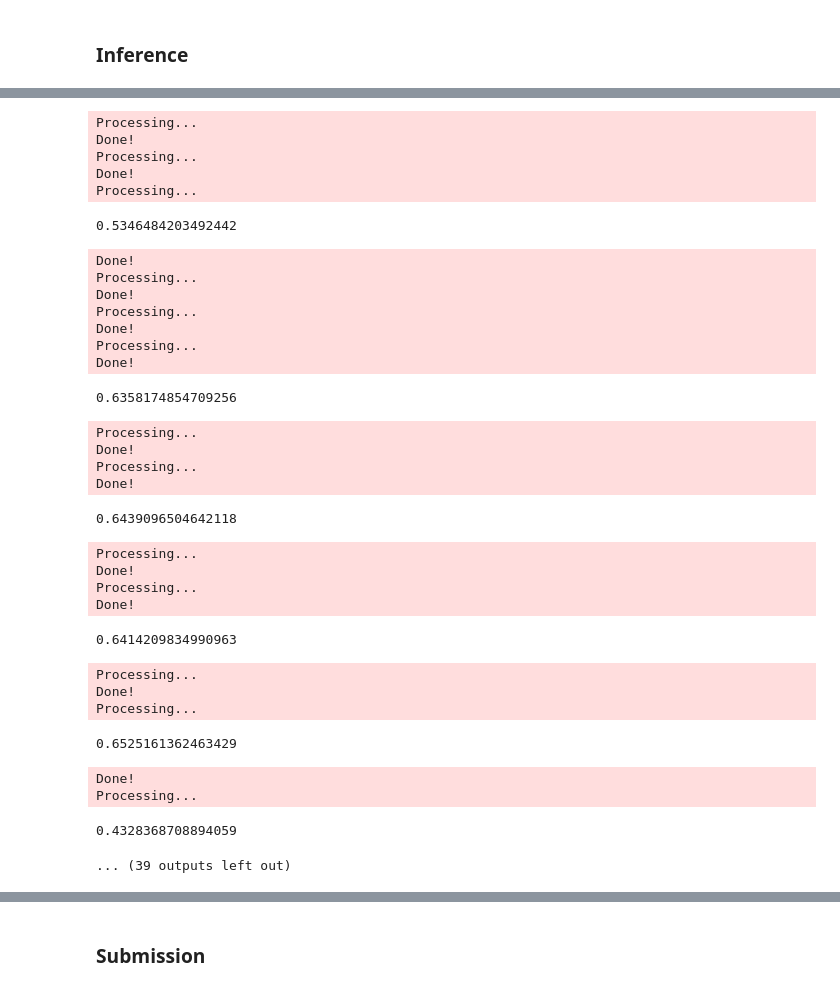
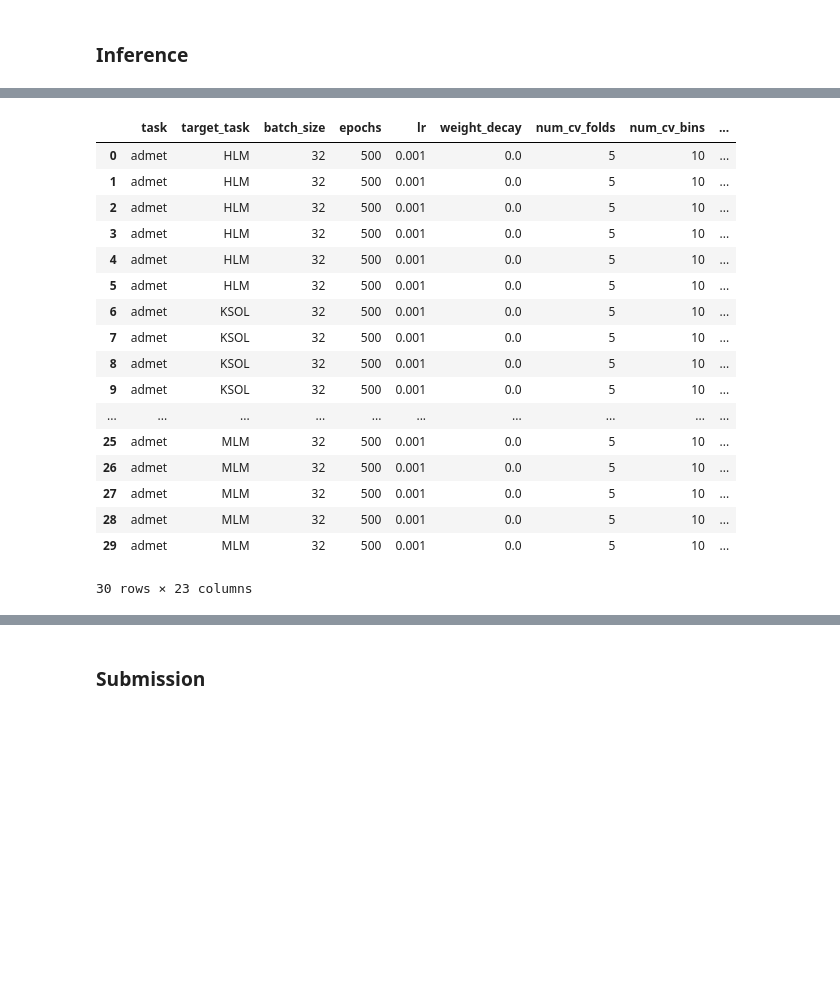
Before and after one commit to aehrlich1/ximp, a Jupyter notebook: data_evaluation.ipynb, the cells around one changed output, grey strips where cells are left out. Drawn from its saved outputs; the diff is of its cells as text; code cells hidden in the pictures; blank space fills up the shorter version.

```diff
--- a/data_evaluation.ipynb
+++ b/data_evaluation.ipynb
@@ -207,54 +141,25 @@ df_admet
 # %%
 # Group by target_task and find the row with minimum mean_val_loss for each group
-best_models_admet = df_admet.loc[df_admet.groupby(['target_task', 'repr_model'])['mean_val_loss'].idxmin()].reset_index(drop=True)
-best_models_admet_list = best_models_admet.to_dict('records')
+df_best_admet = df_admet.loc[df_admet.groupby(['target_task', 'repr_model'])['mae_test_scaffold'].idxmin()].reset_index(drop=True)
+df_best_admet
+# %% [output]
+|  | task | target_task | batch_size | epochs | lr | weight_decay | num_cv_folds | num_cv_bins | ... |
+| 0 | admet | HLM | 32 | 500 | 0.001 | 0.0 | 5 | 10 | ... |
+| 1 | admet | HLM | 32 | 500 | 0.001 | 0.0 | 5 | 10 | ... |
+| 2 | admet | HLM | 32 | 500 | 0.001 | 0.0 | 5 | 10 | ... |
+| 3 | admet | HLM | 32 | 500 | 0.001 | 0.0 | 5 | 10 | ... |
+| 4 | admet | HLM | 32 | 500 | 0.001 | 0.0 | 5 | 10 | ... |
+| 5 | admet | HLM | 32 | 500 | 0.001 | 0.0 | 5 | 10 | ... |
+| 6 | admet | KSOL | 32 | 500 | 0.001 | 0.0 | 5 | 10 | ... |
+| 7 | admet | KSOL | 32 | 500 | 0.001 | 0.0 | 5 | 10 | ... |
+| 8 | admet | KSOL | 32 | 500 | 0.001 | 0.0 | 5 | 10 | ... |
+| 9 | admet | KSOL | 32 | 500 | 0.001 | 0.0 | 5 | 10 | ... |
+| ... | ... | ... | ... | ... | ... | ... | ... | ... | ... |
+| 25 | admet | MLM | 32 | 500 | 0.001 | 0.0 | 5 | 10 | ... |
+| 26 | admet | MLM | 32 | 500 | 0.001 | 0.0 | 5 | 10 | ... |
+| 27 | admet | MLM | 32 | 500 | 0.001 | 0.0 | 5 | 10 | ... |
+| 28 | admet | MLM | 32 | 500 | 0.001 | 0.0 | 5 | 10 | ... |
+| 29 | admet | MLM | 32 | 500 | 0.001 | 0.0 | 5 | 10 | ... |
+30 rows × 23 columns
-# %%
-test_scaffold_admet_preds = {}
-
-for model in best_models_admet_list:
-  target_task = model['target_task']
-  polaris = Polaris(params=model)
-  polaris.train_final(polaris.train_scaffold)
-  preds = polaris.predict(polaris.test_scaffold)
-  preds = [pred[1] for pred in preds]
-  mae = mean_absolute_error(preds, polaris.test_scaffold.y)
-  print(mae)
-  d = {model['repr_model']: mae}
-  test_scaffold_admet_preds.setdefault(target_task, {}).update(d)
-
-test_scaffold_admet_preds
-# %% [output]
-Processing...
-Done!
-Processing...
-Done!
-Processing...
-0.5346484203492442
-Done!
-Processing...
-Done!
-Processing...
-Done!
-Processing...
-Done!
-0.6358174854709256
-Processing...
-Done!
-Processing...
-Done!
-0.6439096504642118
-Processing...
-Done!
-Processing...
-Done!
-0.6414209834990963
-Processing...
-Done!
-Processing...
-0.6525161362463429
-Done!
-Processing...
-0.4328368708894059
-... (39 outputs left out)
 # %%
 # Create a histogram of MAE for each target_task and model
```
Also changed, not shown: parts of 14 cells of this notebook.
